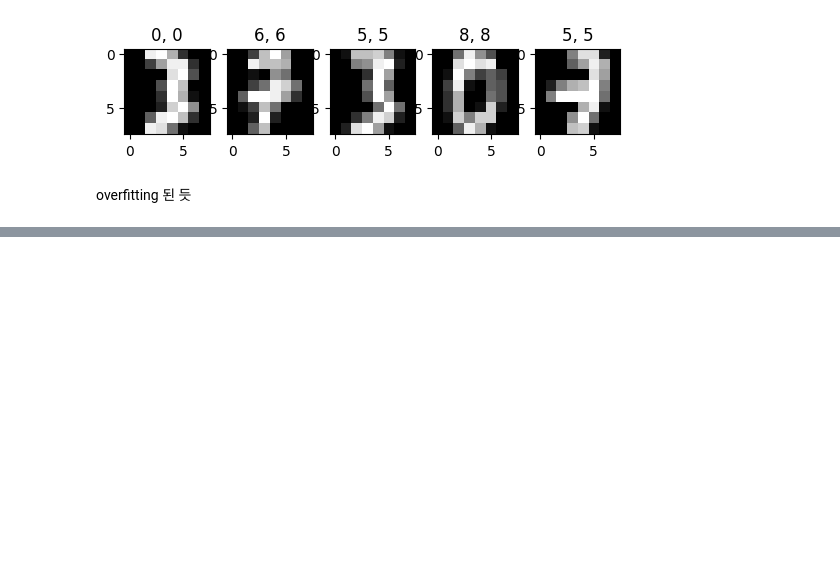
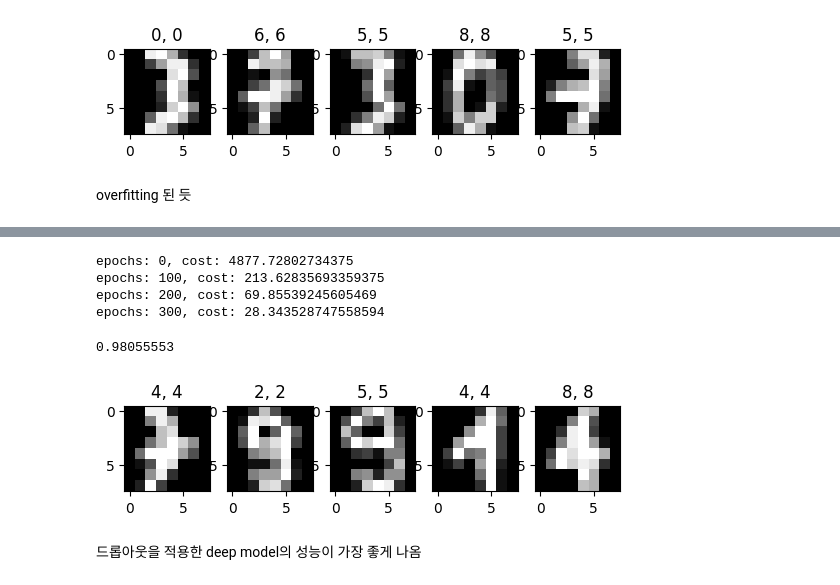
Before and after one commit to twndus/DeepLearningZeroToME, a Jupyter notebook: lab/lab10.DL-concepts.ipynb, the cells around one changed output, grey strips where cells are left out. Saved outputs shown, nothing was run; the diff lists cells and outputs as text; code cells hidden in the pictures; blank space fills up the shorter version.

```diff
--- a/lab/lab10.DL-concepts.ipynb
+++ b/lab/lab10.DL-concepts.ipynb
@@ -211,0 +265,51 @@ overfitting 된 듯
+# %%
+W3 = tf.Variable(xavier_init((64, 784)), dtype='float32')
+b3 = tf.Variable(xavier_init((784, )), dtype='float32')
+
+W4 = tf.Variable(xavier_init((784, 10)), dtype='float32')
+b4 = tf.Variable(xavier_init((10, )), dtype='float32')
+
+def deep_model(X, W3, b3, W4, b4, rate):
+    l1 = tf.nn.relu(tf.matmul(X, W3) + b3)
+    l1 = tf.nn.dropout(l1, rate)
+    return tf.nn.softmax(tf.matmul(l1, W4) + b4)
+
+learning_rate = 0.001
+adam = tf.optimizers.legacy.Adam(learning_rate)
+# %%
+epochs = 301
+rate = 0.05
+
+for e in range(epochs):
+    with tf.GradientTape() as tape:
+        pred = deep_model(X_train, W3, b3, W4, b4, rate)
+        cost = loss(pred, y_train)
+
+    # 파라미터 업데이트
+    adam.minimize(cost, var_list=[W3, b3, W4, b4], tape=tape)
+
+    # print(pred)
+    if e%100==0:
+        print(f'epochs: {e}, cost: {tf.reduce_sum(cost)}')
+# %% [output]
+epochs: 0, cost: 4877.72802734375
+epochs: 100, cost: 213.62835693359375
+epochs: 200, cost: 69.85539245605469
+epochs: 300, cost: 28.343528747558594
+# %%
+# inference
+pred = deep_model(X_test, W3, b3, W4, b4, 0)
+acc = tf.reduce_mean(tf.cast(tf.equal(tf.argmax(pred, axis=1),
+tf.argmax(y_test, axis=1)), dtype='float32')).numpy()
+print(acc)
+
+for i in range(5):
+    plt.subplot(151+i)
+    i = random.randint(0, y_test.shape[0])
+    plt.imshow(x_data[i].reshape((8,8)), cmap='gray')
+    plt.title(f"{tf.argmax(y_test[i])}, {tf.argmax(pred[i])}")
+# %% [output]
+0.98055553
+[figure, added]
+# %% [markdown]
+드롭아웃을 적용한 deep model의 성능이 가장 좋게 나옴
```
Also changed, not shown: parts of 5 cells of this notebook.
